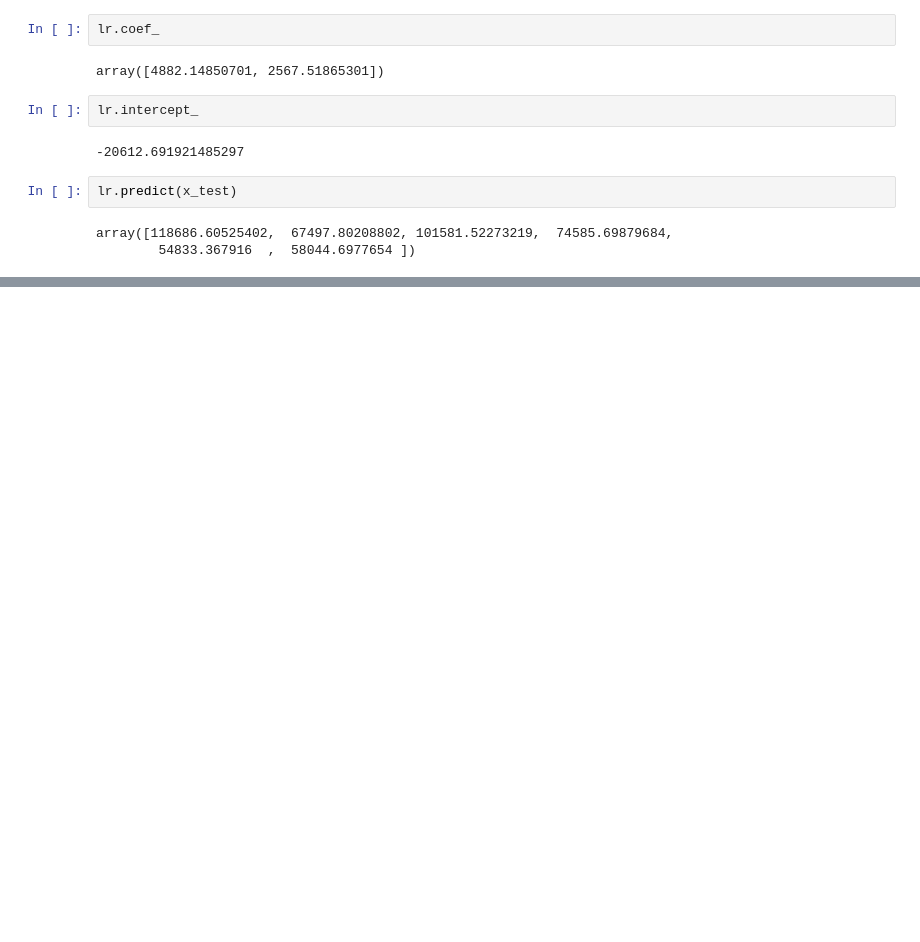
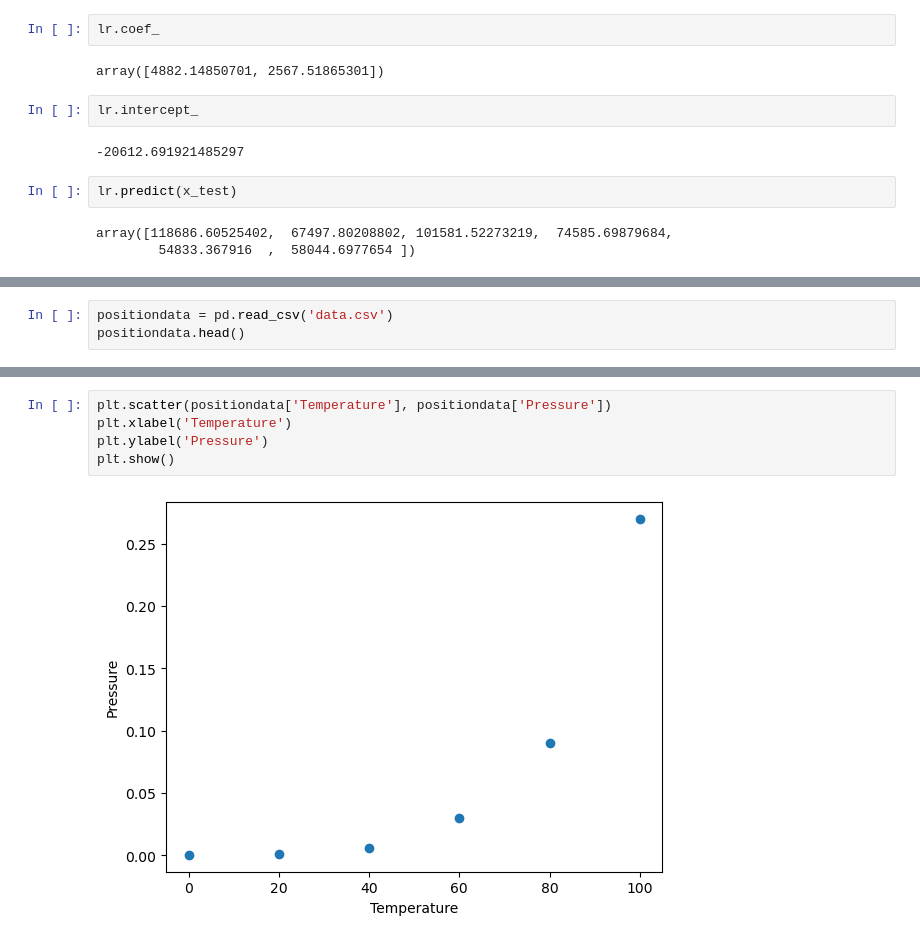
Before and after one commit to deepaknandeshwar17/Machine_Learning_practice, a Jupyter notebook: ml2.ipynb, the cells around one changed output, grey strips where cells are left out. Cells and saved outputs as stored; diff of their text form; blank space fills up the shorter version.

```diff
--- a/ml2.ipynb
+++ b/ml2.ipynb
@@ -310,0 +322,3 @@ array([118686.60525402,  67497.80208802, 101581.52273219,  74585.69879684,
+# %%
+positiondata = pd.read_csv('data.csv')
+positiondata.head()
@@ -310,0 +332,7 @@ array([118686.60525402,  67497.80208802, 101581.52273219,  74585.69879684,
+# %%
+plt.scatter(positiondata['Temperature'], positiondata['Pressure'])
+plt.xlabel('Temperature')
+plt.ylabel('Pressure')
+plt.show()
+# %% [output]
+[figure, added]
```
Also changed, not shown: parts of 11 cells of this notebook, 1 other file.
